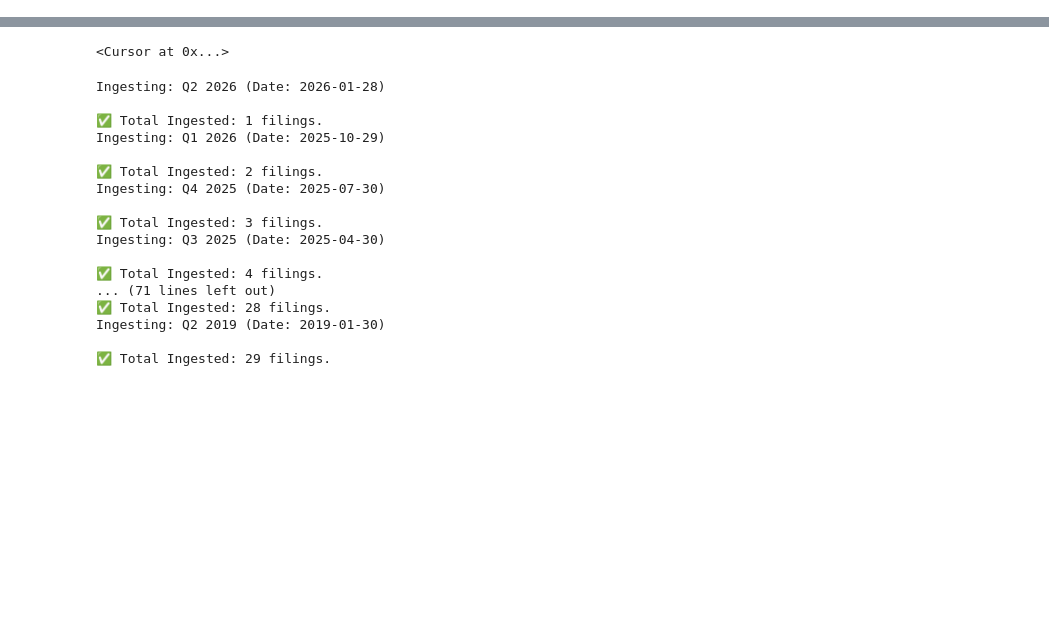
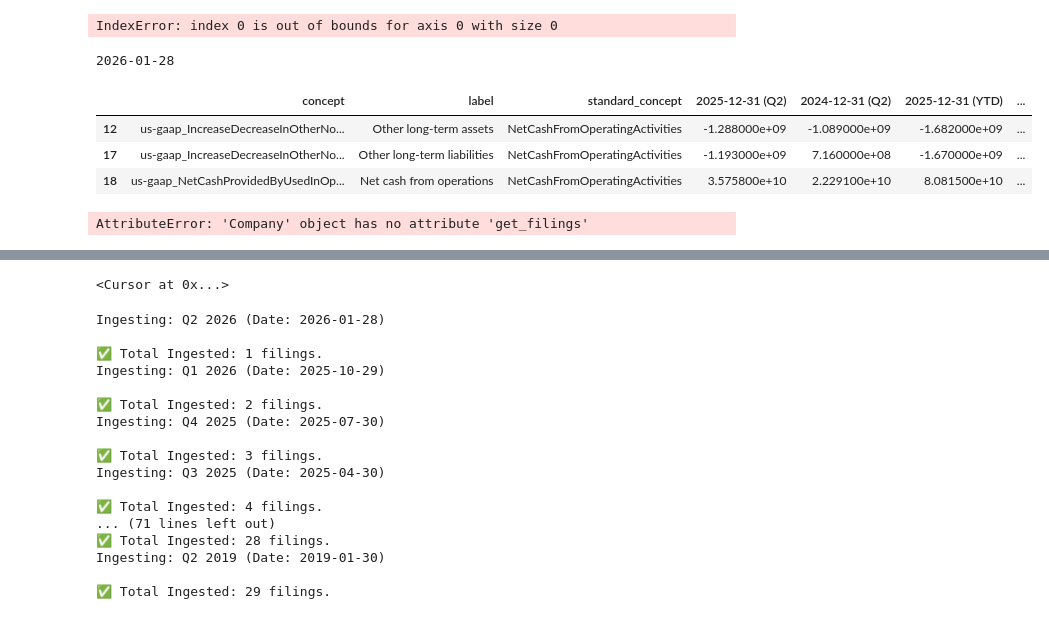
Before and after one commit to alaymajmudar97/Otpp_Analysis, a Jupyter notebook: company_data.ipynb, the cells around one changed output, grey strips where cells are left out. Saved outputs shown, nothing was run; the diff lists cells and outputs as text; code cells hidden in the pictures; blank space fills up the shorter version.

```diff
--- a/company_data.ipynb
+++ b/company_data.ipynb
@@ -144 +76,21 @@ def get_core_financials(filing):
+# %%
+fin[fin['concept'].str.contains('Net cash from operations')].iloc[0, 3]
+# %% [output]
+IndexError: index 0 is out of bounds for axis 0 with size 0
+# %%
+# r = filings.obj()
+print(r.filing_date)
+fin = r.financials.cash_flow_statement().to_dataframe()
+pd.set_option('display.max_rows', None, 'display.max_columns', None)
+fin[fin.standard_concept=='NetCashFromOperatingActivities']
+# %% [output]
+2026-01-28
+|  | concept | label | standard_concept | 2025-12-31 (Q2) | 2024-12-31 (Q2) | 2025-12-31 (YTD) | ... |
+| 12 | us-gaap_IncreaseDecreaseInOtherNo... | Other long-term assets | NetCashFromOperatingActivities | -1.288000e+09 | -1.089000e+09 | -1.682000e+09 | ... |
+| 17 | us-gaap_IncreaseDecreaseInOtherNo... | Other long-term liabilities | NetCashFromOperatingActivities | -1.193000e+09 | 7.160000e+08 | -1.670000e+09 | ... |
+| 18 | us-gaap_NetCashProvidedByUsedInOp... | Net cash from operations | NetCashFromOperatingActivities | 3.575800e+10 | 2.229100e+10 | 8.081500e+10 | ... |
+# %%
+Liabilities, Assets, CashAndMarketableSecurities
+# %% [output]
+AttributeError: 'Company' object has no attribute 'get_filings'
 # %%
```
Also changed, not shown: parts of 6 cells of this notebook.
